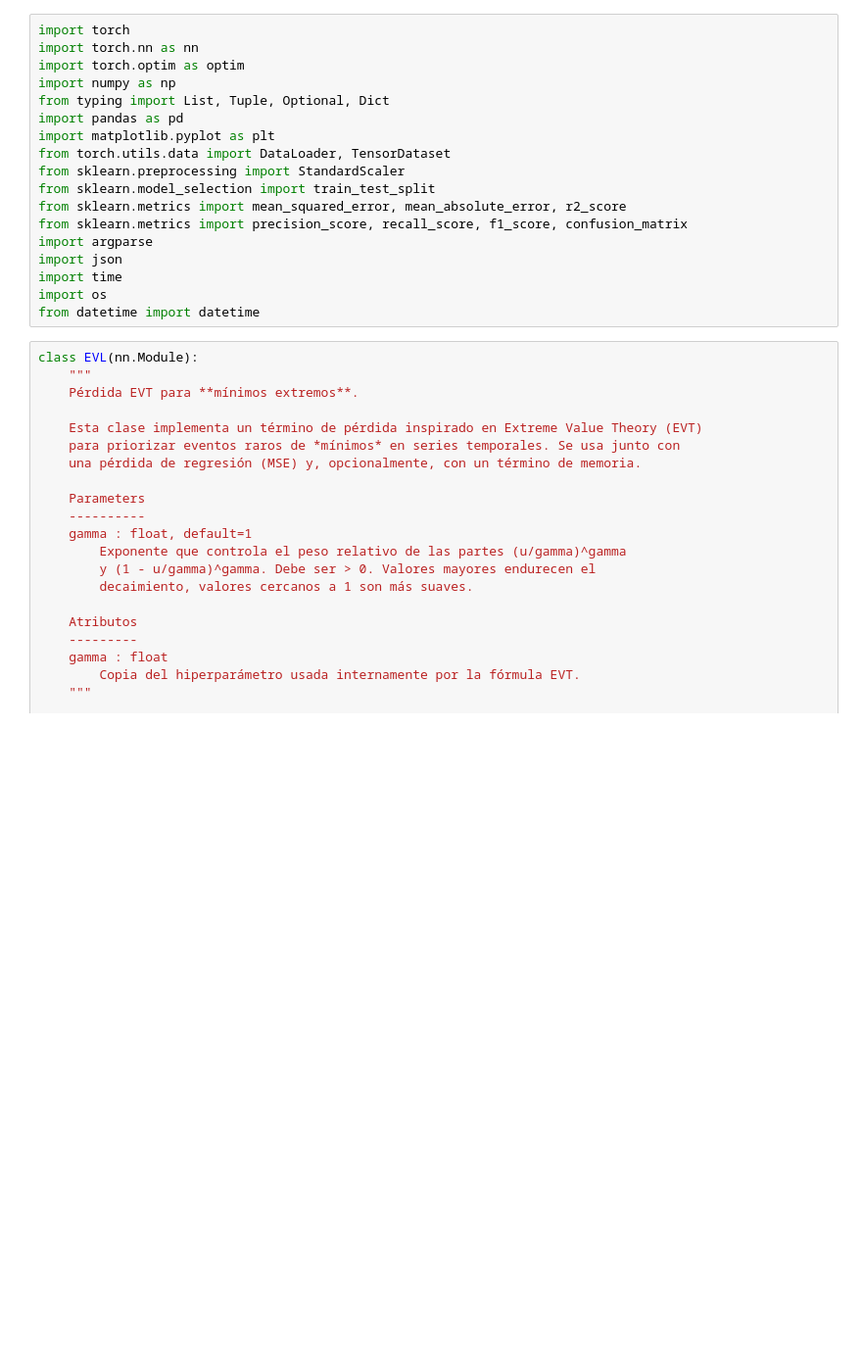
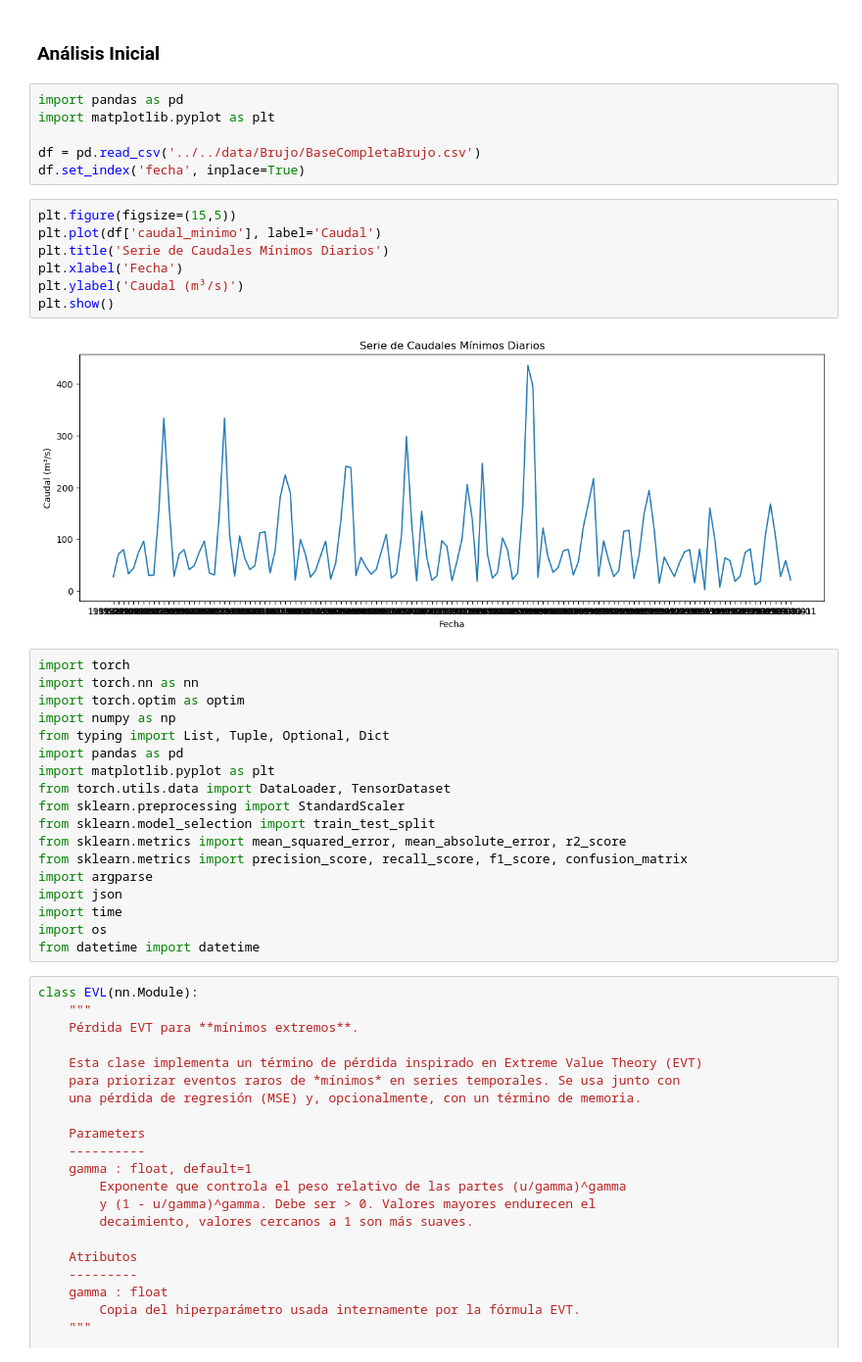
Before and after one commit to AndreyPrado/Pronostico_Caudales_Extremos, a Jupyter notebook: ValoresExtremos/cod/py/clases_EVT_minimos.ipynb, the cells around one changed output. Shown at 98% size. Saved outputs shown, nothing was run; the diff lists cells and outputs as text; blank space fills up the shorter version.

```diff
--- a/ValoresExtremos/cod/py/clases_EVT_minimos.ipynb
+++ b/ValoresExtremos/cod/py/clases_EVT_minimos.ipynb
@@ -1,3 +1,20 @@
+# %% [markdown]
+### Análisis Inicial
+# %%
+import pandas as pd
+import matplotlib.pyplot as plt
+
+df = pd.read_csv('../../data/Brujo/BaseCompletaBrujo.csv')
+df.set_index('fecha', inplace=True)
+# %%
+plt.figure(figsize=(15,5))
+plt.plot(df['caudal_minimo'], label='Caudal')
+plt.title('Serie de Caudales Mínimos Diarios')
+plt.xlabel('Fecha')
+plt.ylabel('Caudal (m³/s)')
+plt.show()
+# %% [output]
+[figure, added]
 # %%
 import torch
 import torch.nn as nn
```
Also changed, not shown: parts of 26 cells of this notebook, 12 other files.
